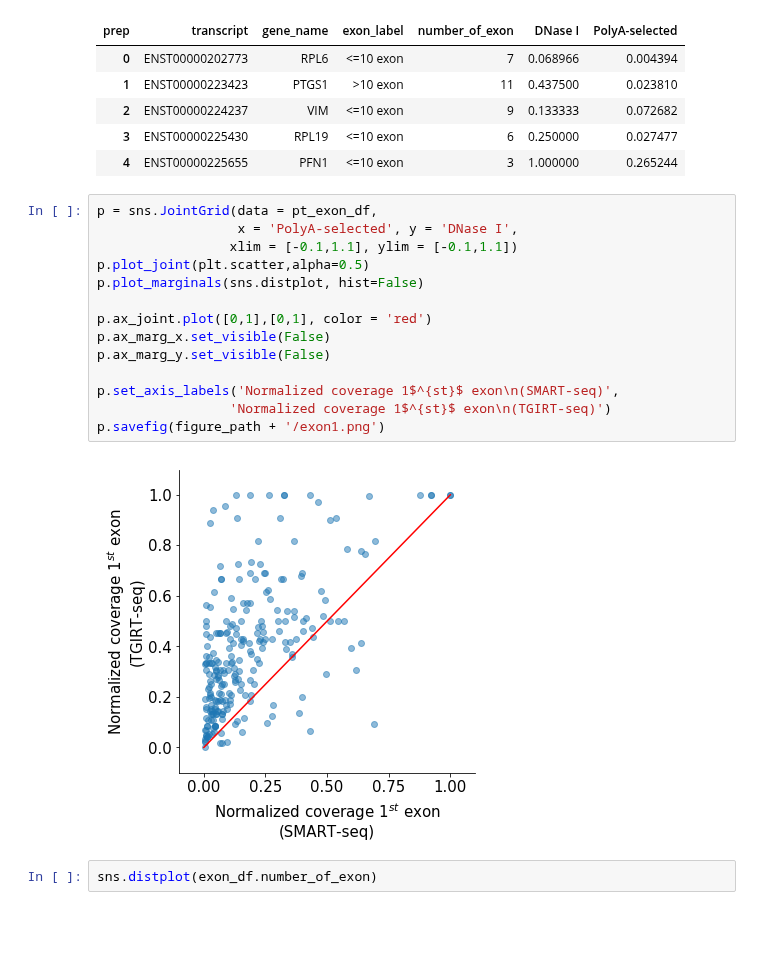
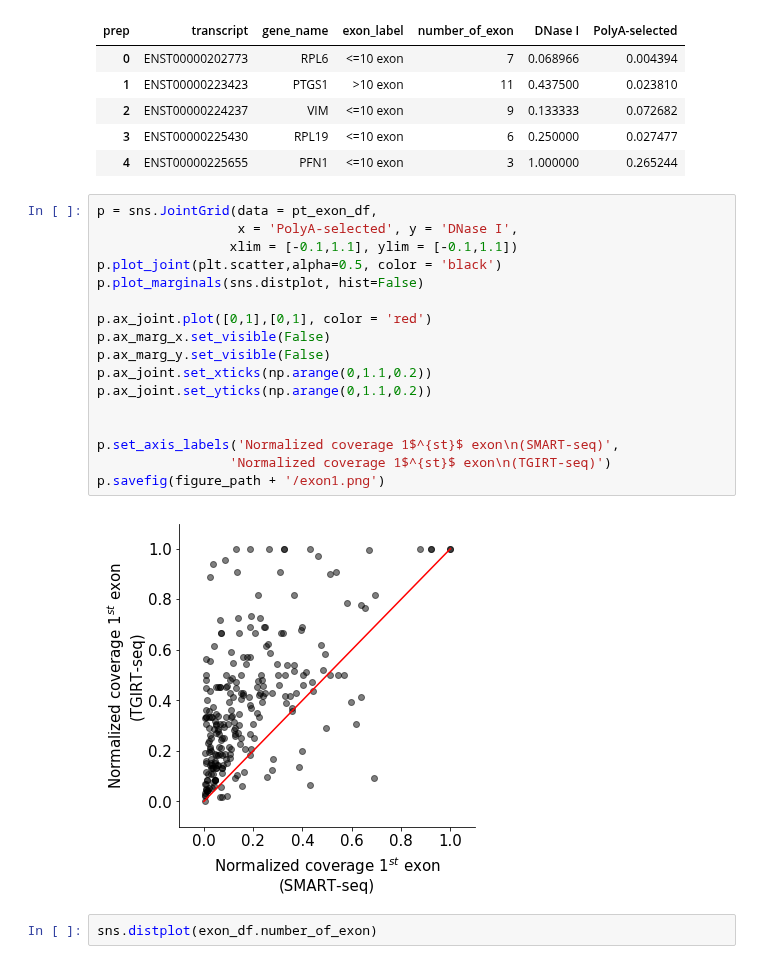
Before and after one commit to wckdouglas/cfNA, a Jupyter notebook: plots/plot_long_count.ipynb, the cells around one changed output. Cells and saved outputs as stored; diff of their text form; blank space fills up the shorter version.

```diff
--- a/plots/plot_long_count.ipynb
+++ b/plots/plot_long_count.ipynb
@@ -520,19 +520,22 @@ pt_exon_df.head()
 # %%
 p = sns.JointGrid(data = pt_exon_df,
                   x = 'PolyA-selected', y = 'DNase I',
                  xlim = [-0.1,1.1], ylim = [-0.1,1.1])
-p.plot_joint(plt.scatter,alpha=0.5)
+p.plot_joint(plt.scatter,alpha=0.5, color = 'black')
 p.plot_marginals(sns.distplot, hist=False)
 
 p.ax_joint.plot([0,1],[0,1], color = 'red')
 p.ax_marg_x.set_visible(False)
 p.ax_marg_y.set_visible(False)
+p.ax_joint.set_xticks(np.arange(0,1.1,0.2))
+p.ax_joint.set_yticks(np.arange(0,1.1,0.2))
+
 
 p.set_axis_labels('Normalized coverage 1$^{st}$ exon\n(SMART-seq)',
                  'Normalized coverage 1$^{st}$ exon\n(TGIRT-seq)')
 p.savefig(figure_path + '/exon1.png')
 # %% [output]
-[figure, old version]
+[figure, new version]
 # %%
 sns.distplot(exon_df.number_of_exon)
 # %% [output]
```
Also changed, not shown: 4 other files.
